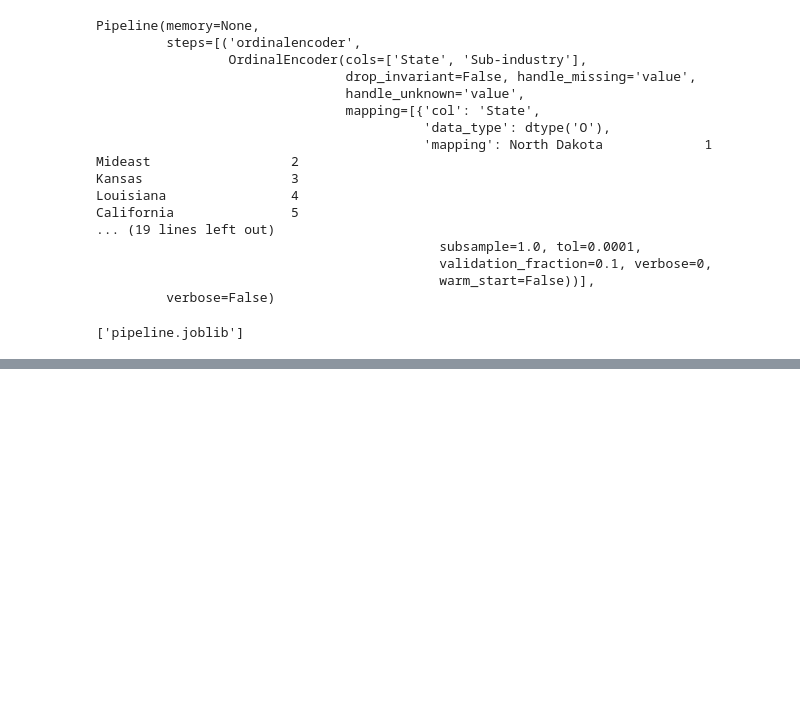
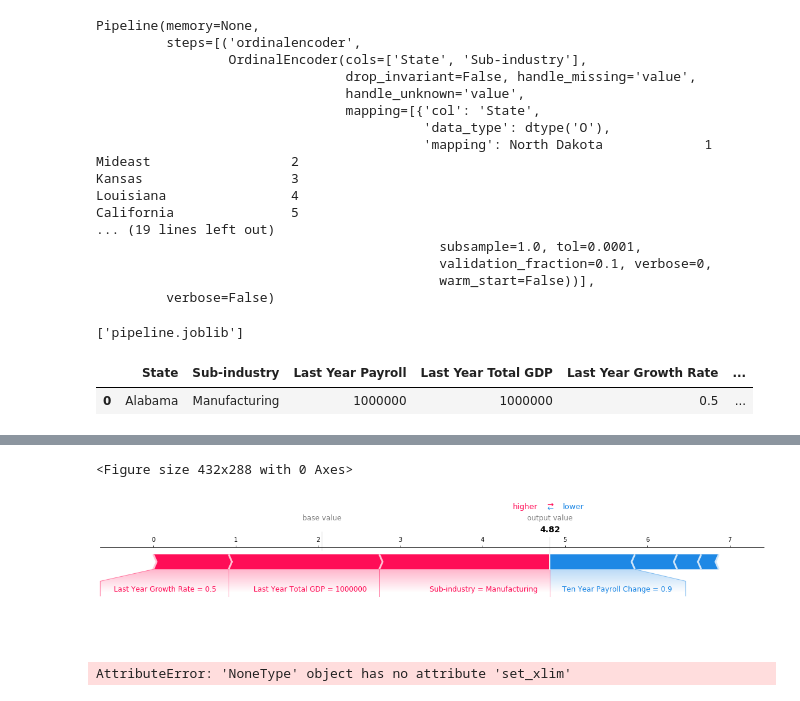
Before and after one commit to noreallyimfine/gdp-growth-dash-app, a Jupyter notebook: pages/Untitled1.ipynb, the cells around one changed output, grey strips where cells are left out. Saved outputs shown, nothing was run; the diff lists cells and outputs as text; code cells hidden in the pictures; blank space fills up the shorter version.

```diff
--- a/pages/Untitled1.ipynb
+++ b/pages/Untitled1.ipynb
@@ -46,3 +46,56 @@ from joblib import dump
 dump(pipeline, 'pipeline.joblib')
 # %% [output]
 ['pipeline.joblib']
+# %%
+import matplotlib.pyplot as plt
+import pandas as pd
+import shap
+from plotly.tools import mpl_to_plotly
+
+def predict(state, growth_rate, payroll, gdp, pay_inc, industry, ten_yr_pay):
+    df = pd.DataFrame(
+        columns=['State', 'Sub-industry', 'Last Year Payroll', 'Last Year Total GDP',
+                'Last Year Growth Rate', '2 Year Ago Payroll Increase', 'Ten Year Payroll Change'],
+        data=[[state, industry, payroll, gdp, growth_rate,  pay_inc, ten_yr_pay]]
+    )
+
+    y_pred = pipeline.predict(df)[0]
+
+    if y_pred:
+        grow_pred = 'GROW'
+    else:
+        grow_pred = 'NOT GROW'
+
+
+    #return f'{industry} in {state} will {grow_pred} this year.'
+    return df
+predict('Alabama', 0.5, 1000000, 1000000, 0.5, 'Manufacturing', 0.9)
+# %% [output]
+|  | State | Sub-industry | Last Year Payroll | Last Year Total GDP | Last Year Growth Rate | ... |
+| 0 | Alabama | Manufacturing | 1000000 | 1000000 | 0.5 | ... |
+# %%
+ df = pd.DataFrame(
+        columns=['State', 'Sub-industry', 'Last Year Payroll', 'Last Year Total GDP',
+                'Last Year Growth Rate', '2 Year Ago Payroll Increase', 'Ten Year Payroll Change'],
+        data=[['Alabama', 'Manufacturing',1000000,1000000, 0.5,   0.5, 0.9]]
+      )
+
+y_pred = pipeline.predict(df)
+model = pipeline.named_steps['gradientboostingclassifier']
+encoder = pipeline.named_steps['ordinalencoder']
+explainer = shap.TreeExplainer(model)
+df_encoded = encoder.transform(df)
+shap_values = explainer.shap_values(df_encoded)
+
+shap_plot = plt.figure()
+shap.initjs()
+ax = shap.force_plot(
+            base_value=explainer.expected_value,
+            shap_values=shap_values,
+            features=df,
+            matplotlib=True
+    )
+ax.set_xlim(-1,8)
+plotly_plot = mpl_to_plotly(shap_plot)
+plotly_plot.show()
+# %% [output]
@@ -48,0 +103,3 @@ dump(pipeline, 'pipeline.joblib')
+<Figure size 432x288 with 0 Axes>
+[figure, added]
+AttributeError: 'NoneType' object has no attribute 'set_xlim'
```
Also changed, not shown: parts of 3 cells of this notebook, 8 other files.
